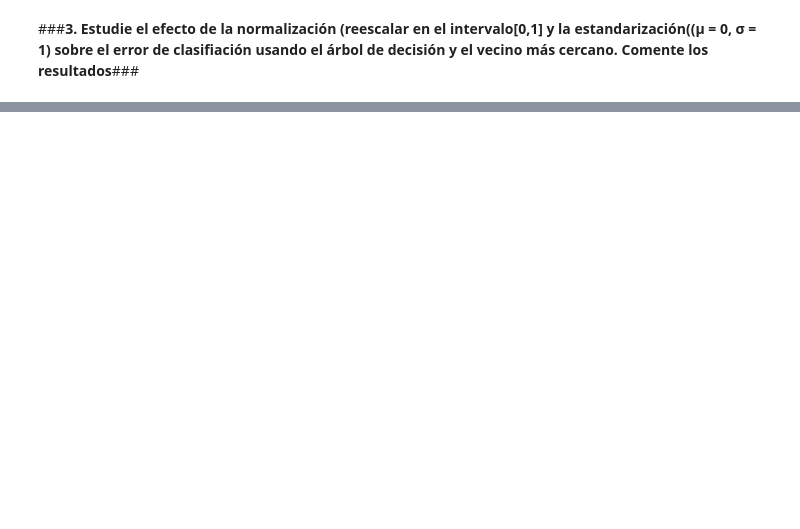
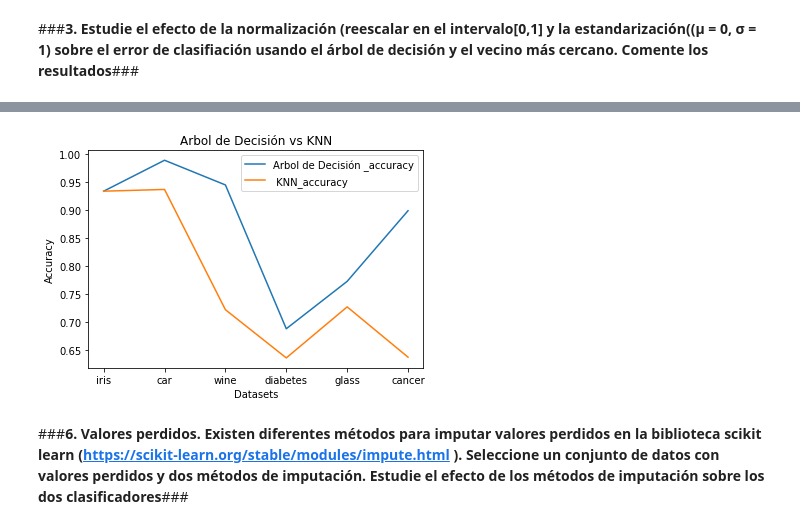
Before and after one commit to victoriapl01/Mineria_De_Datos, a Jupyter notebook: Practica1_1_IMD.ipynb, the cells around one changed output, grey strips where cells are left out. Saved outputs shown, nothing was run; the diff lists cells and outputs as text; code cells hidden in the pictures; blank space fills up the shorter version.

```diff
--- a/Practica1_1_IMD.ipynb
+++ b/Practica1_1_IMD.ipynb
@@ -345,0 +580,26 @@ Glass dataset
+# %%
+#Dataset wine
+accuracy.append('wine')
+accuracy_tree.append(muestreoEstratificado(wine_X, wine_y, tree))
+accuracy_knn.append(muestreoEstratificado(wine_X, wine_y, knn))
+# %%
+#Dataset diabetes
+accuracy.append('diabetes')
+accuracy_tree.append(muestreoEstratificado(diabetes_X, diabetes_y, tree))
+accuracy_knn.append(muestreoEstratificado(diabetes_X, diabetes_y, knn))
+# %%
+#Dataset glass
+accuracy.append('glass')
+accuracy_tree.append(muestreoEstratificado(glass_X, glass_y, tree))
+accuracy_knn.append(muestreoEstratificado(glass_X, glass_y, knn))
+# %%
+#Dataset cancer
+accuracy.append('cancer')
+accuracy_tree.append(muestreoEstratificado(cancer_X,cancer_y,tree))
+accuracy_knn.append(muestreoEstratificado(cancer_X,cancer_y,knn))
+# %%
+accuracyGraphic(accuracy, accuracy_tree, accuracy_knn, "Arbol de Decisión ", " KNN")
+# %% [output]
+[figure, added]
+# %% [markdown]
+###**6. Valores perdidos. Existen diferentes métodos para imputar valores perdidos en la biblioteca scikit learn (https://scikit-learn.org/stable/modules/impute.html ). Seleccione un conjunto de datos con valores perdidos y dos métodos de imputación. Estudie el efecto de los métodos de imputación sobre los dos clasificadores**###
```
Also changed, not shown: parts of 58 cells of this notebook.
